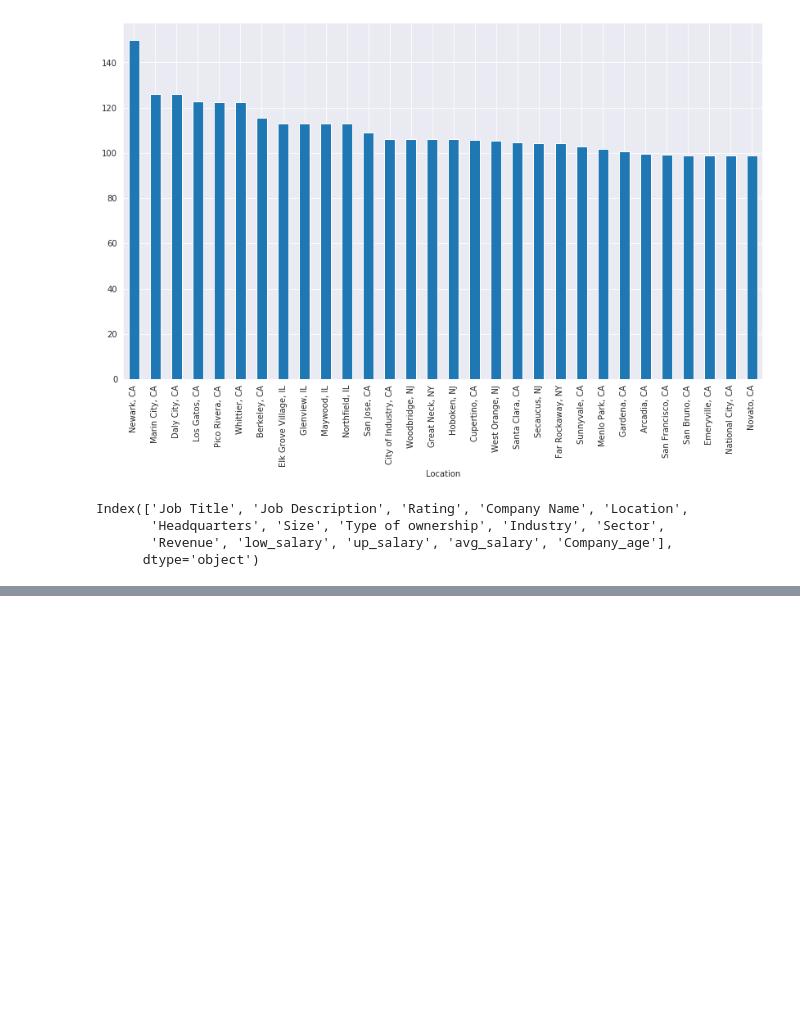
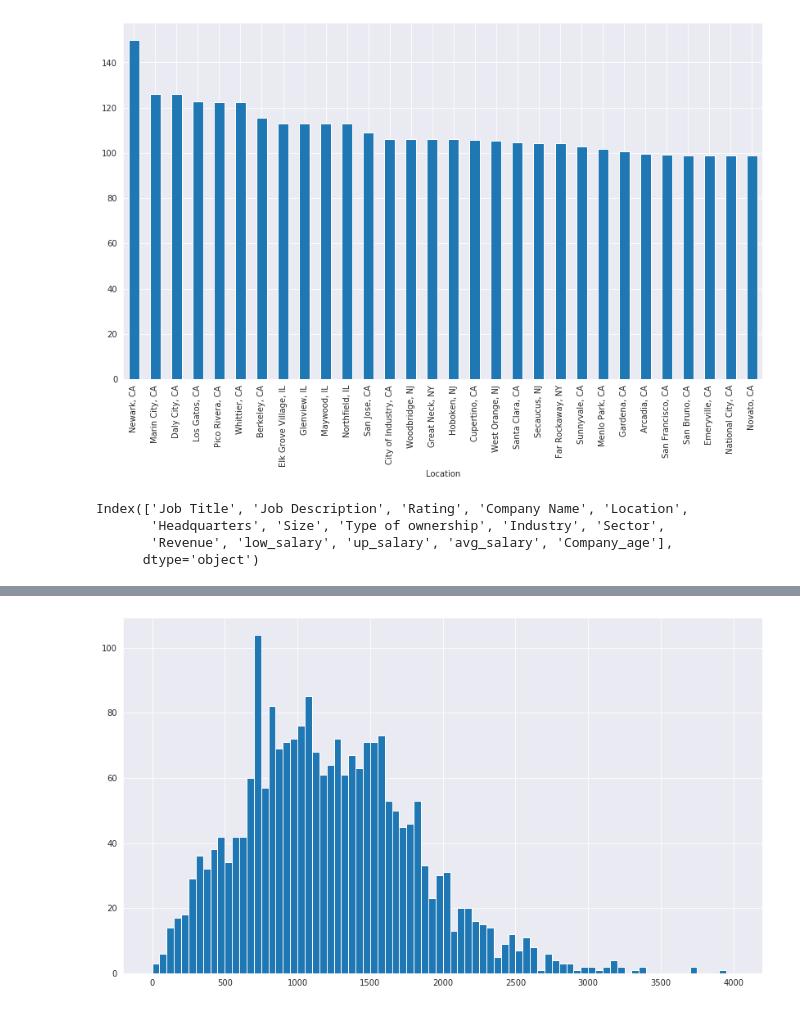
Before and after one commit to nabanitarimpi/Job-post-analysis, a Jupyter notebook: job_posting.ipynb, the cells around one changed output, grey strips where cells are left out. Cells and saved outputs as stored; diff of their text form; code cells hidden in the pictures; blank space fills up the shorter version.

Commit message:
text processing

```diff
--- a/job_posting.ipynb
+++ b/job_posting.ipynb
@@ -436,2 +460,0 @@ text = df['Job Description'][0]
-# %%
-text = re.sub(r"[^a-z]", " ", text.lower())
@@ -459,3 +460,0 @@ True
-# %%
-word_list = word_tokenize(text)
-word_nostop_list = [word for word in word_list if word not in stopwords.words("english")]
@@ -482,11 +476,26 @@ word_nostop_list
 # %%
-pos_dict = {"N":wordnet.NOUN, "J":wordnet.ADJ, "V":wordnet.VERB, "R":wordnet.ADV}
+def text_to_word(text):
 
-lemm_token_list = set()
-for token,pos_tag in nltk.pos_tag(word_nostop_list):
-    try:
-        lemm_token_list.add(WordNetLemmatizer().lemmatize(token, pos=pos_dict[pos_tag[0]]))
-    except:
-         pass
+    word_list =  word_tokenize(re.sub(r"[^a-z]", " ", text.lower()))
+    word_nostop_list = [word for word in word_list if word not in stopwords.words("english")]
+    pos_dict = {"N":wordnet.NOUN, "J":wordnet.ADJ} # "V":wordnet.VERB, , , "R":wordnet.ADV
 
-final_list = list(lemm_token_list)
+    lemm_token_list = set()
+    for token,pos_tag in nltk.pos_tag(word_nostop_list):
+        try:
+            lemm_token_list.add(WordNetLemmatizer().lemmatize(token, pos=pos_dict[pos_tag[0]]))
+        except:
+            pass
+
+
+    clean_text = ' '.join(lemm_token_list)
+
+    return clean_text
+# %%
+df['cleaned_description'] = df['Job Description'].apply(lambda x:text_to_word(x))
+# %%
+desc_len = [len(desc) for desc in df['cleaned_description']]
+plt.figure(figsize=(14,8))
+plt.hist(desc_len, bins=80, range=(0,4000));
+# %% [output]
+[figure, added]
```
Also changed, not shown: parts of 22 cells of this notebook.
